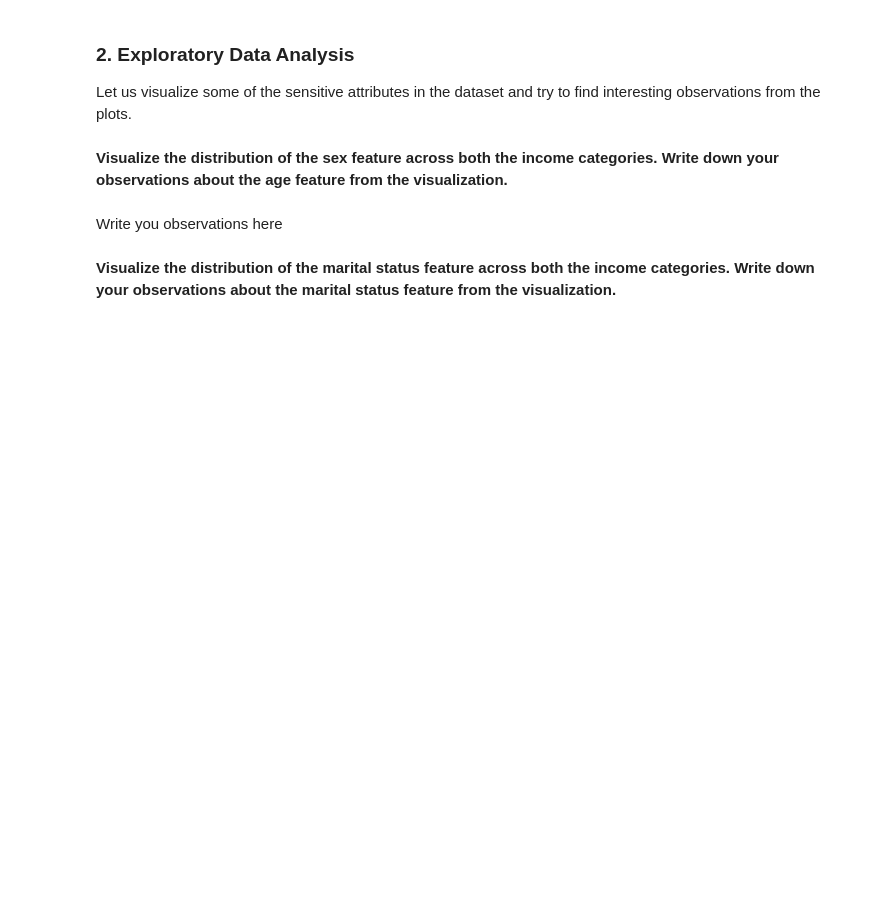
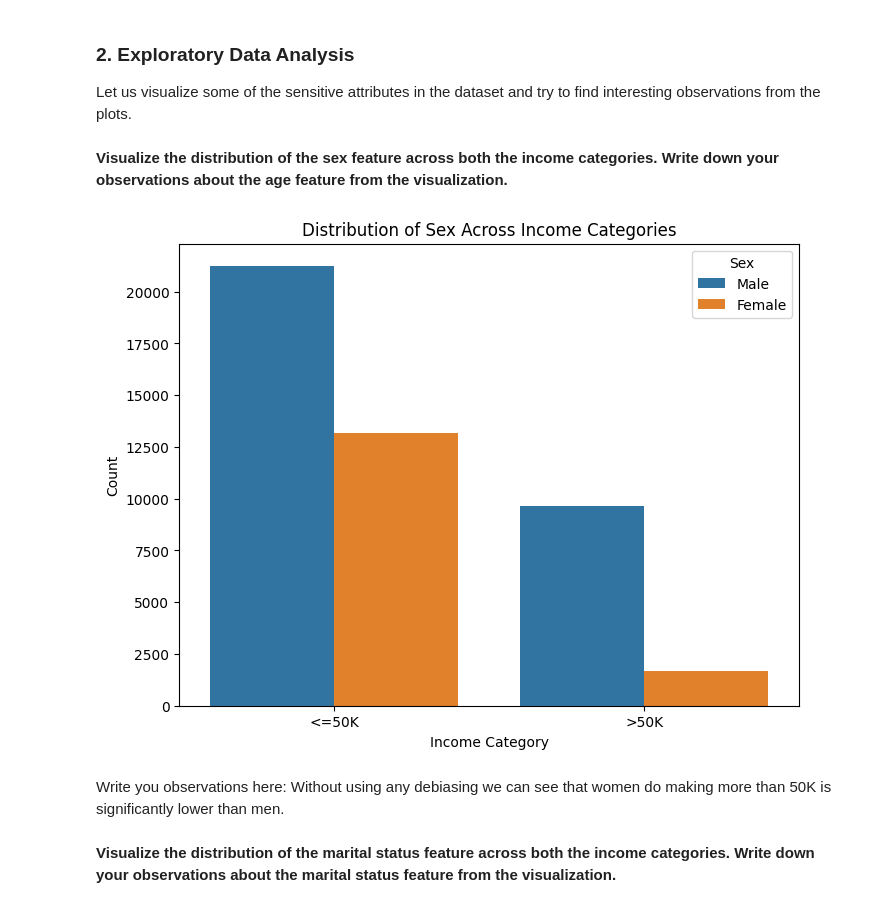
Before and after one commit to HalgasAdrian/CS5100, a Jupyter notebook: Programming Assignment 4/PA4 Q1.ipynb, the cells around one changed output. Cells and saved outputs as stored; diff of their text form; code cells hidden in the pictures; blank space fills up the shorter version.

```diff
--- a/Programming Assignment 4/PA4 Q1.ipynb
+++ b/Programming Assignment 4/PA4 Q1.ipynb
@@ -365,9 +369,12 @@ Name: count, dtype: int64
 **Check if the target variable (income) is in the required format. If not preprocess it accordingly**
 # %%
 # Write your code here
+df_cleaned['income']
+df_cleaned['income'] = df_cleaned['income'].str.replace(r'\.$', '', regex=True)
 # %% [markdown]
 For the sake of simplicity, let's drop the `education-num`, `relationship`, `fnlwgt` and `native-country` columns.
 
 **Write code for dropping the mentioned columns from the dataset.**
 # %%
 # Write your code here
+df_cleaned.drop(['education-num', 'relationship', 'fnlwgt', 'native-country', 'income_label'], axis=1, inplace=True)
@@ -431,8 +454,18 @@ Let us visualize some of the sensitive attributes in the dataset and try to find
 **Visualize the distribution of the sex feature across both the income categories. Write down your observations about the age feature from the visualization.**
 # %%
 # Write your code here
+plt.figure(figsize=(8, 6))
+sns.countplot(data=df_cleaned, x='income', hue='sex')
+plt.title('Distribution of Sex Across Income Categories')
+plt.xlabel('Income Category')
+plt.ylabel('Count')
+plt.legend(title='Sex')
+plt.show()
+# %% [output]
+[figure, added]
 # %% [markdown]
-Write you observations here
+Write you observations here:
+Without using any debiasing we can see that women do making more than 50K is significantly lower than men.
 # %% [markdown]
 **Visualize the distribution of the marital status feature across both the income categories. Write down your observations about the marital status feature from the visualization.**
 # %%
```
Also changed, not shown: parts of 12 cells of this notebook.
